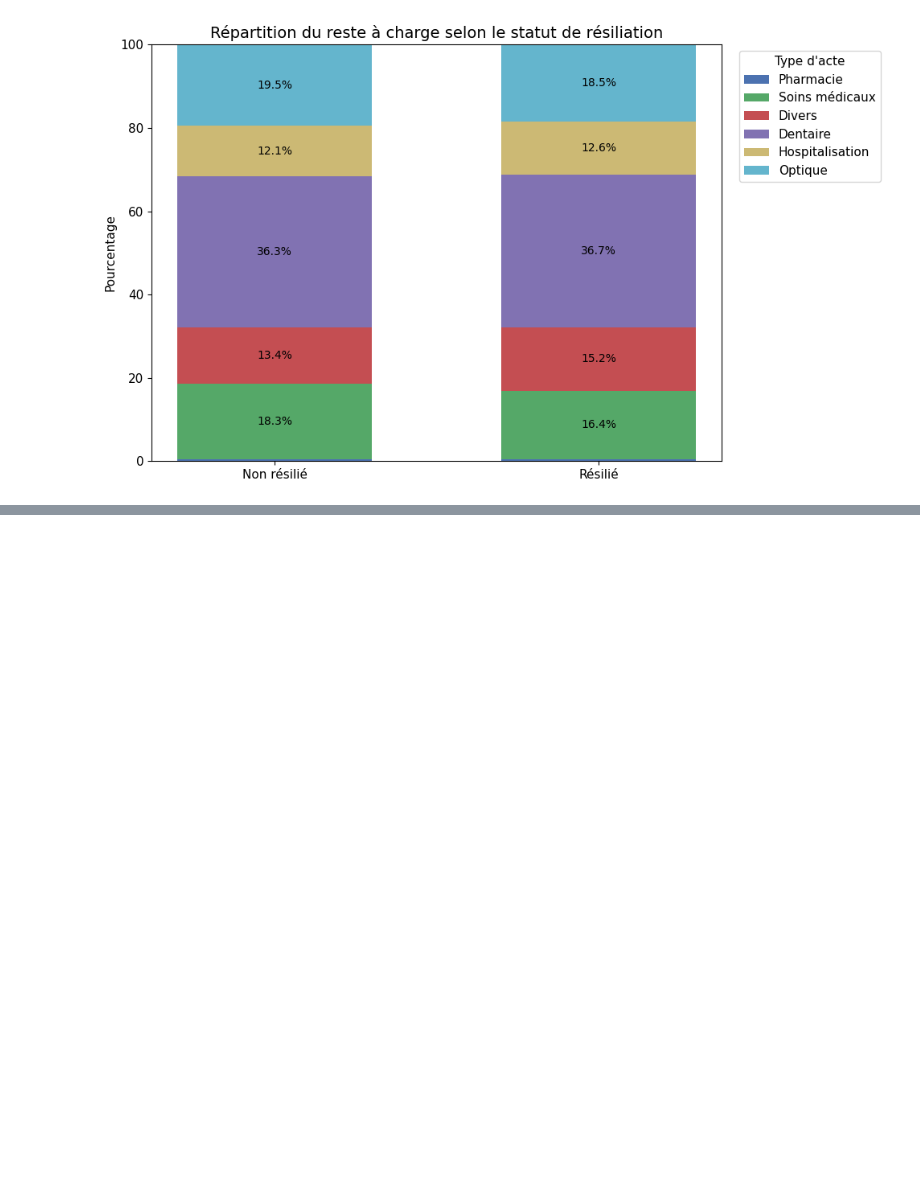
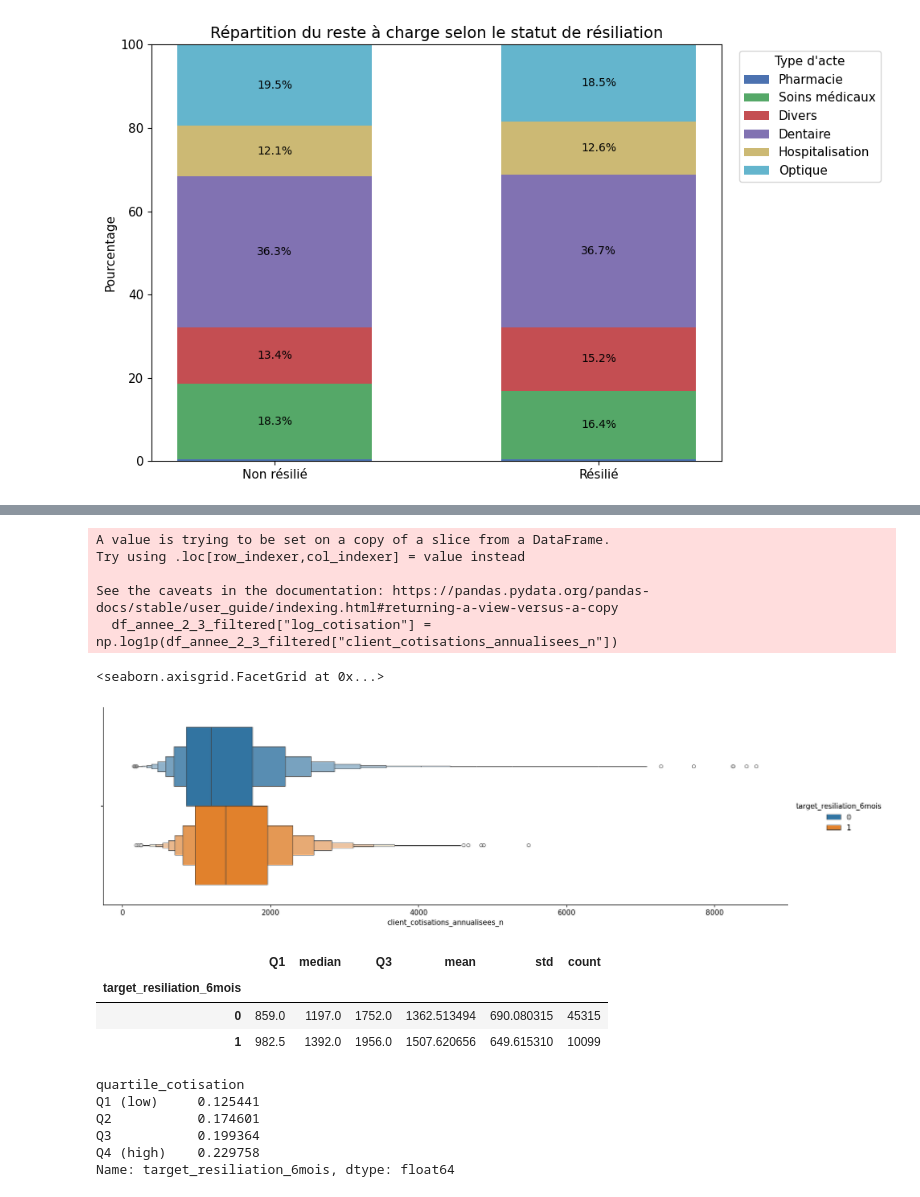
Before and after one commit to kellybourbon2/Alptis-churn-prediction, a Jupyter notebook: notebooks/Overview_Alptis.ipynb, the cells around one changed output, grey strips where cells are left out. Saved outputs shown, nothing was run; the diff lists cells and outputs as text; code cells hidden in the pictures; blank space fills up the shorter version.

```diff
--- a/notebooks/Overview_Alptis.ipynb
+++ b/notebooks/Overview_Alptis.ipynb
@@ -847,0 +958,5 @@ plt.show()
+# %%
+# Filtre sur les années 2 et 3
+df_annee_2_3 = df.copy()
+df_annee_2_3 = pd.concat([df_annee_2_3[df_annee_2_3["critere_1"]=="1-2ans"],df_annee_2_3[df_annee_2_3["critere_1"]=="2-3ans"]], axis=0)
+print(f"Taille du dataset {df_annee_2_3.shape}")
@@ -847,0 +1021,57 @@ plt.show()
+# %%
+# Comparaisons des niveaux de citisation et de la variation de celles-ci
+df_annee_2_3_filtered = df_annee_2_3[["client_cotisations_annualisees_n", "target_resiliation_6mois"]]
+df_annee_2_3_filtered["log_cotisation"] = np.log1p(df_annee_2_3_filtered["client_cotisations_annualisees_n"])
+sns.catplot(data=df_annee_2_3_filtered, x="client_cotisations_annualisees_n", hue="target_resiliation_6mois", kind="boxen", aspect=3)
+# %% [output]
+A value is trying to be set on a copy of a slice from a DataFrame.
+Try using .loc[row_indexer,col_indexer] = value instead
+
+See the caveats in the documentation: https://pandas.pydata.org/pandas-docs/stable/user_guide/indexing.html#returning-a-view-versus-a-copy
+  df_annee_2_3_filtered["log_cotisation"] = np.log1p(df_annee_2_3_filtered["client_cotisations_annualisees_n"])
+<seaborn.axisgrid.FacetGrid at 0x...>
+[figure, added]
+# %%
+# Comparaisons des niveaux de citisation et de la variation de celles-ci
+stats = (
+    df_annee_2_3_filtered
+    .groupby("target_resiliation_6mois")["client_cotisations_annualisees_n"]
+    .agg(
+        Q1=lambda x: x.quantile(0.25),
+        median="median",
+        Q3=lambda x: x.quantile(0.75),
+        mean="mean",
+        std="std",
+        count="count"
+    )
+)
+stats
+# %% [output]
+|  | Q1 | median | Q3 | mean | std | count |
+| target_resiliation_6mois |  |  |  |  |  |  |
+| 0 | 859.0 | 1197.0 | 1752.0 | 1362.513494 | 690.080315 | 45315 |
+| 1 | 982.5 | 1392.0 | 1956.0 | 1507.620656 | 649.615310 | 10099 |
+# %%
+# Taux de churn par quartile de niveau de cotisation
+df_taux_quartile = df_annee_2_3_filtered.copy()
+
+df_taux_quartile["quartile_cotisation"] = pd.qcut(
+    df_taux_quartile["client_cotisations_annualisees_n"],
+    q=4,
+    labels=["Q1 (low)", "Q2", "Q3", "Q4 (high)"]
+)
+
+churn_rate = (
+    df_taux_quartile
+    .groupby("quartile_cotisation")["target_resiliation_6mois"]
+    .mean()
+)
+
+churn_rate
+# %% [output]
+quartile_cotisation
+Q1 (low)     0.125441
+Q2           0.174601
+Q3           0.199364
+Q4 (high)    0.229758
+Name: target_resiliation_6mois, dtype: float64
```
Also changed, not shown: parts of 29 cells of this notebook, 3 other files.
